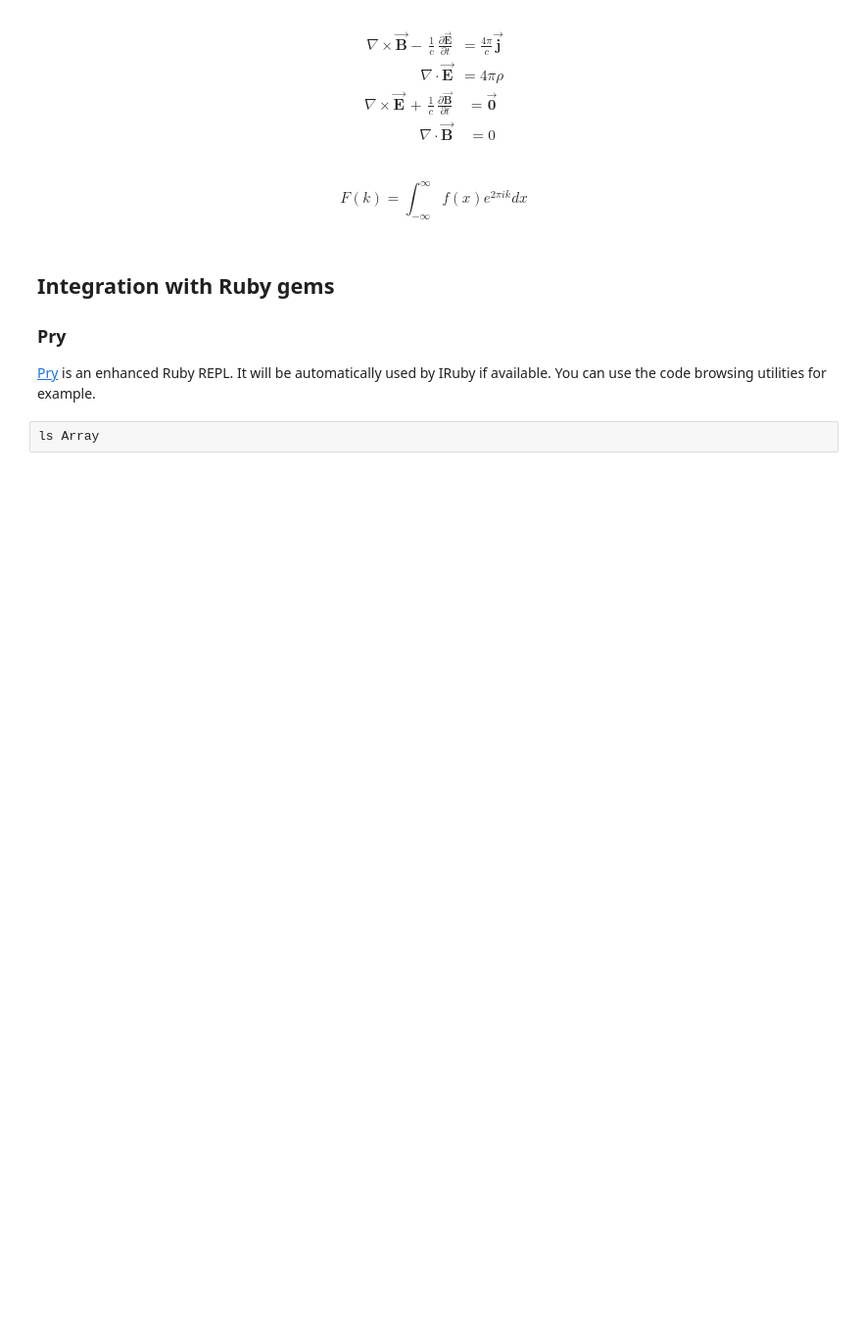
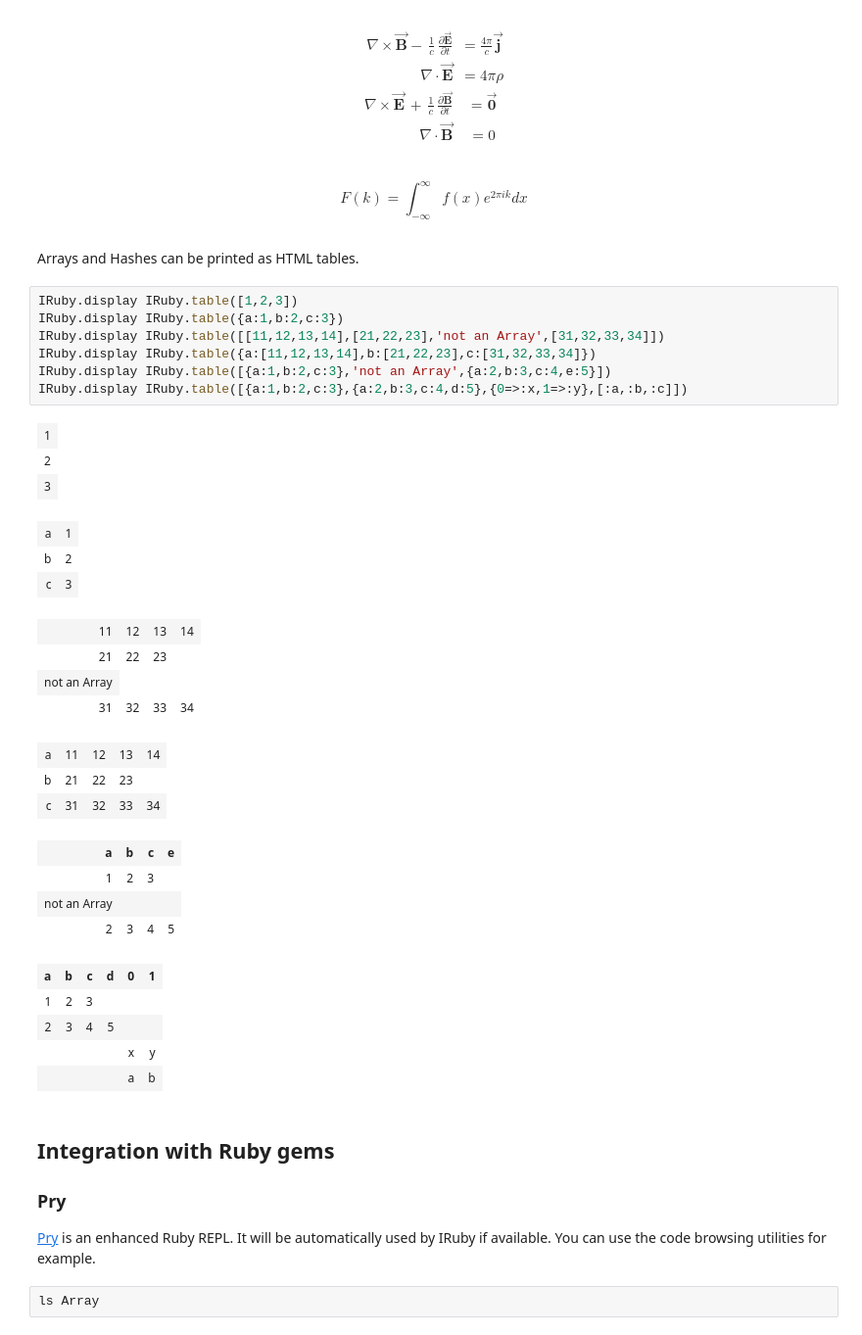
Before and after one commit to SciRuby/iruby, a Jupyter notebook: IRuby-Example.ipynb, the cells around one changed output. Shown at 98% size. Cells and saved outputs as stored; diff of their text form; blank space fills up the shorter version.

Commit message:
add IRuby#table helper

```diff
--- a/IRuby-Example.ipynb
+++ b/IRuby-Example.ipynb
@@ -79,6 +81,38 @@ IRuby.math('F(k) = \int_{-\infty}^{\infty} f(x) e^{2\pi i k} dx')
 \nabla \cdot \vec{\mathbf{B}} & = 0
 \end{eqnarray}
 $$F(k) = \int_{-\infty}^{\infty} f(x) e^{2\pi i k} dx$$
+# %% [markdown]
+Arrays and Hashes can be printed as HTML tables.
+# %%
+IRuby.display IRuby.table([1,2,3])
+IRuby.display IRuby.table({a:1,b:2,c:3})
+IRuby.display IRuby.table([[11,12,13,14],[21,22,23],'not an Array',[31,32,33,34]])
+IRuby.display IRuby.table({a:[11,12,13,14],b:[21,22,23],c:[31,32,33,34]})
+IRuby.display IRuby.table([{a:1,b:2,c:3},'not an Array',{a:2,b:3,c:4,e:5}])
+IRuby.display IRuby.table([{a:1,b:2,c:3},{a:2,b:3,c:4,d:5},{0=>:x,1=>:y},[:a,:b,:c]])
+# %% [output]
+| 1 |
+| 2 |
+| 3 |
+| a | 1 |
+| b | 2 |
+| c | 3 |
+| 11 | 12 | 13 | 14 |
+| 21 | 22 | 23 |
+| not an Array |
+| 31 | 32 | 33 | 34 |
+| a | 11 | 12 | 13 | 14 |
+| b | 21 | 22 | 23 |
+| c | 31 | 32 | 33 | 34 |
+| a | b | c | e |
+| 1 | 2 | 3 |  |
+| not an Array |  |  |  |
+| 2 | 3 | 4 | 5 |
+| a | b | c | d | 0 | 1 |
+| 1 | 2 | 3 |  |  |  |
+| 2 | 3 | 4 | 5 |  |  |
+|  |  |  |  | x | y |
+|  |  |  |  | a | b |
 # %% [markdown]
 ## Integration with Ruby gems
 
```
Also changed, not shown: parts of 4 cells of this notebook, 2 other files.
